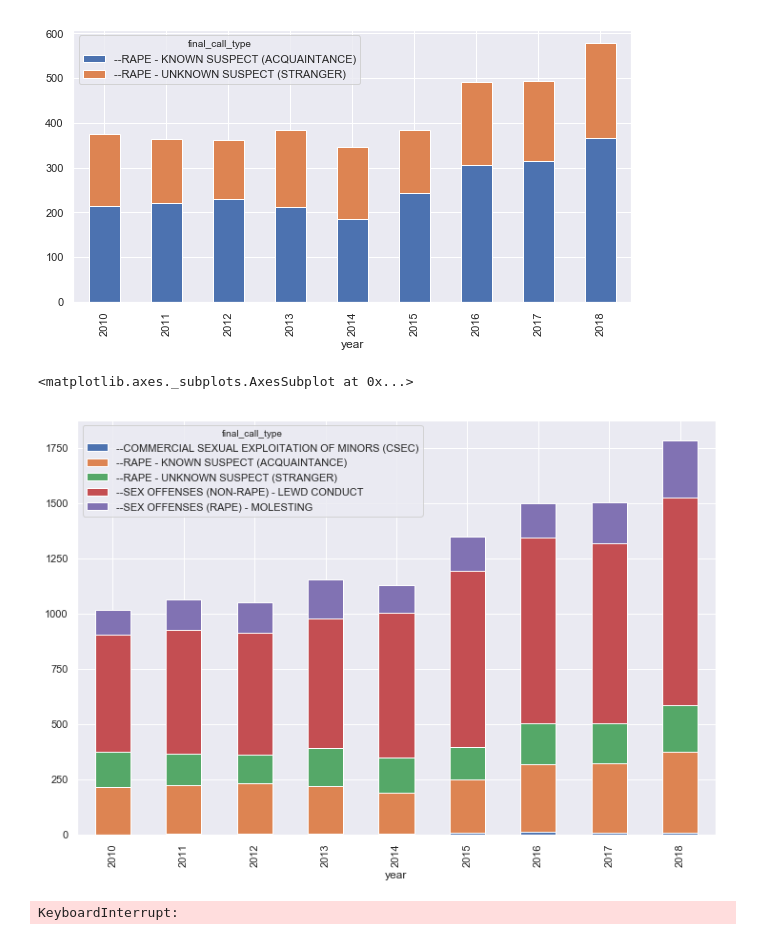
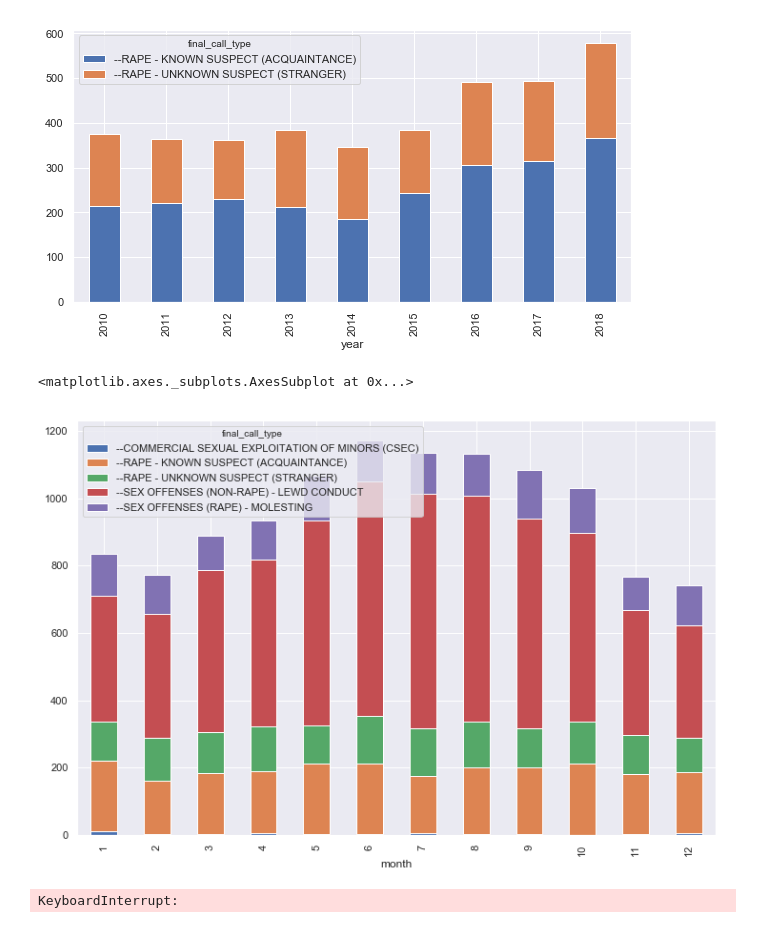
Before and after one commit to teacupwoozy/spd_notebook_archive, a Jupyter notebook: spd_notebook/2010-2018_sexcrimes_violentcrimes.ipynb, the cells around one changed output. Cells and saved outputs as stored; diff of their text form; code cells hidden in the pictures.

Commit message:
Correct months with year of 1900

```diff
--- a/spd_notebook/2010-2018_sexcrimes_violentcrimes.ipynb
+++ b/spd_notebook/2010-2018_sexcrimes_violentcrimes.ipynb
@@ -163,10 +173,13 @@ data.year.value_counts()
 Name: year, dtype: int64
 # %%
-# Where arrive_time year = 1900, change data.year to original_time_queued year
+# Where arrive_time year = 1900, change data.year and data.month to original_time_queued year
 
 mask = data.year < 1901
-column_name = 'year'
-data.loc[mask, column_name] = data.original_time_queued.dt.year
+column_name_year = 'year'
+column_name_month = 'month'
+data.loc[mask, column_name_year] = data.original_time_queued.dt.year
+data.loc[mask, column_name_month] = data.original_time_queued.dt.month
 
-data.year.value_counts()
+
+data.month.value_counts()
 # %% [output]
@@ -577,10 +593,11 @@ stage_is_rape_cfs.groupby('final_call_type').year.value_counts().unstack(0).plot
 # %%
 # Stacked bar chart showing all sex crimes by year
 
-stage.groupby('final_call_type').year.value_counts().unstack(0).plot.bar(stacked=True, figsize=(12,8))
+#stage.groupby('final_call_type').year.value_counts().unstack(0).plot.bar(stacked=True, figsize=(12,8))
+stage.groupby('final_call_type').month.value_counts().unstack(0).plot.bar(stacked=True, figsize=(12,8))
 # %% [output]
 <matplotlib.axes._subplots.AxesSubplot at 0x...>
-[figure, old version]
+[figure, new version]
 # %%
 call_type = stage['final_call_type'].values
 location = stage['precinct'].values
```
Also changed, not shown: parts of 3 cells of this notebook.
